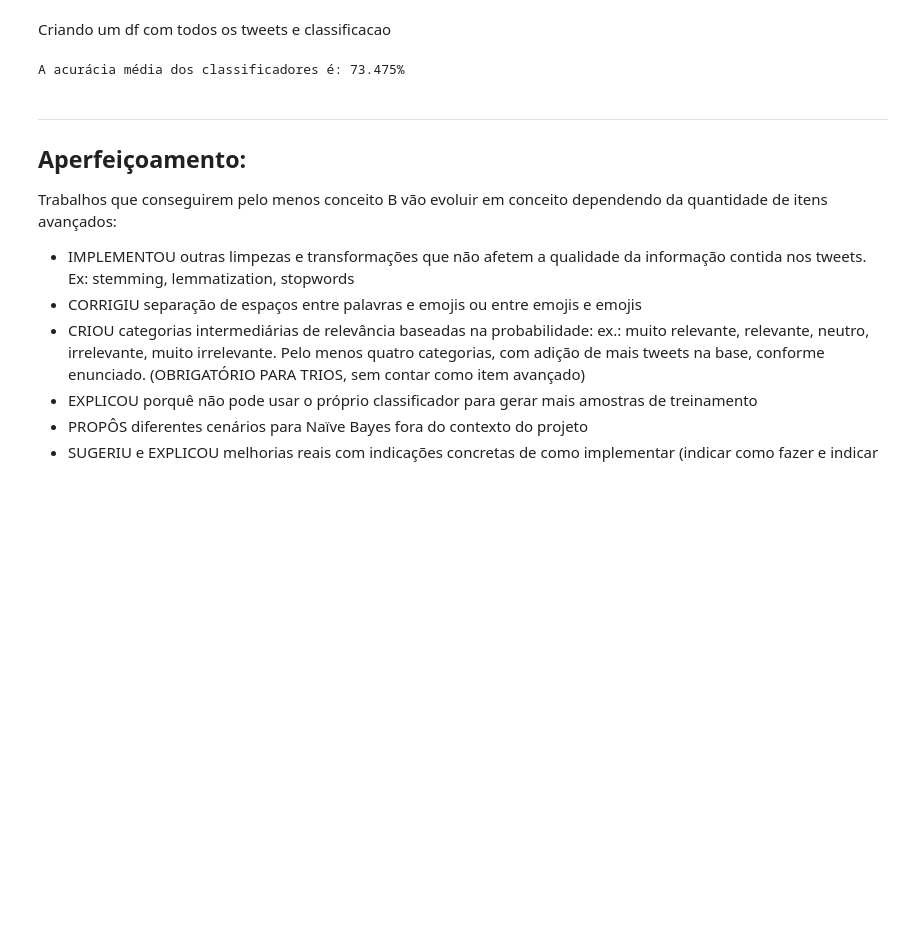
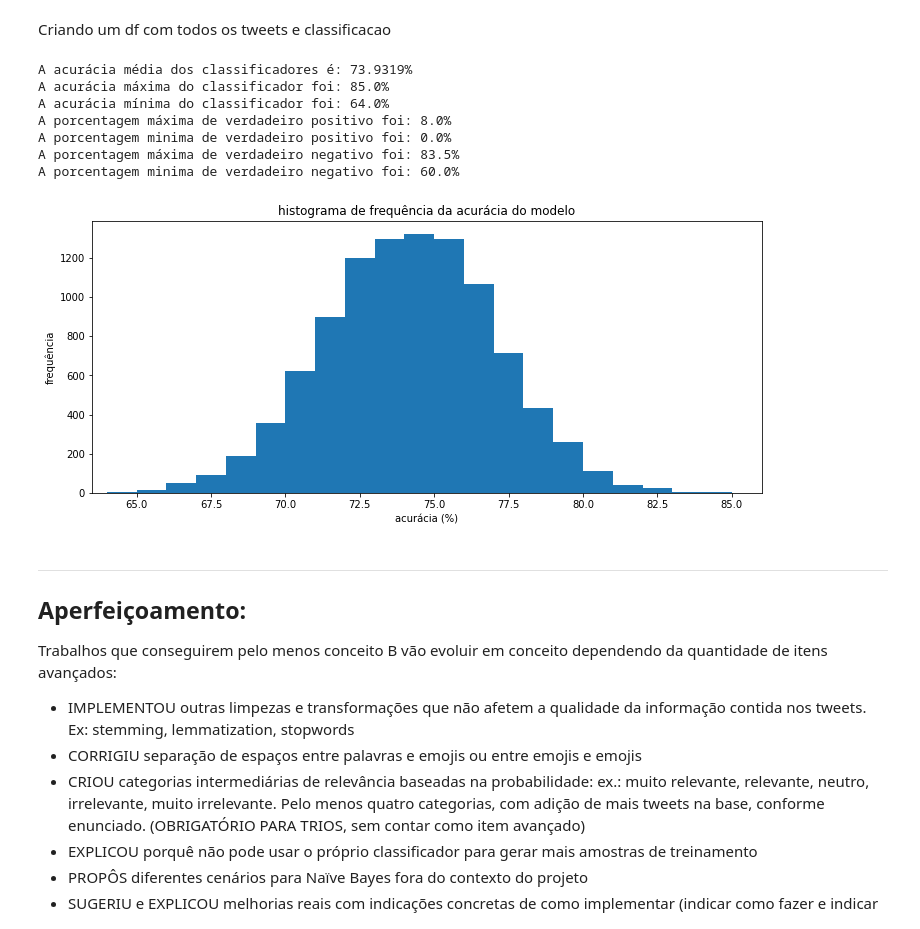
Before and after one commit to AndreCorreaSantos/Projeto_1_Cdados, a Jupyter notebook: final.ipynb, the cells around one changed output. Saved outputs shown, nothing was run; the diff lists cells and outputs as text; code cells hidden in the pictures; blank space fills up the shorter version.

```diff
--- a/final.ipynb
+++ b/final.ipynb
@@ -255,7 +250,12 @@ total_tweet_classificacao = train["Classificacao"].append(test["Classificacao"])
 total_df = pd.concat([total_tweets,total_tweet_classificacao],axis=1)
 # %%
 lista_acuracia = [] #criando lista das acuracias de cada classificador
-for i in range(0,100):
+lista_verd_pos = []
+lista_verd_neg = []
+
+itera = 10000
+
+for i in range(0,itera):
     df_random = total_df.sample(n=500)
     df_train = df_random.head(300)
     df_teste = df_random.tail(200)
@@ -300,35 +300,71 @@ for i in range(0,100):
         l2.append(list(filter(None,tweet)))
     lista_teste=l2
 
 
 
     palavras_opiniao = list(filter(None,palavras_opiniao))
     palavras_nao_opiniao = list(filter(None,palavras_nao_opiniao))
 
     lista_palavras_absoluta_opiniao = (pd.Series(palavras_opiniao)).value_counts()
     lista_palavras_absoluta_nao_opiniao = (pd.Series(palavras_nao_opiniao)).value_counts()
 
     total = len(lista_palavras_absoluta_opiniao) + len(lista_palavras_absoluta_nao_opiniao)
 
     prior_op = len(lista_palavras_absoluta_opiniao)/total
     prior_nop = len(lista_palavras_absoluta_nao_opiniao)/total
 
     resultado = classify(lista_teste,lista_palavras_absoluta_opiniao,lista_palavras_absoluta_nao_opiniao,prior_op,prior_nop)
 
     contador = 0
+    verd_pos = 0
+    verd_neg = 0
+
+    num = len(lista_classific_teste)
+
     for i in range(len(lista_classific_teste)):
         if lista_classific_teste[i] == resultado[i]:
             contador += 1
+        if lista_classific_teste[i] == 0 and resultado[i] == 0:
+            verd_neg += 1
+        if lista_classific_teste[i] == 1 and resultado[i] == 1:
+            verd_pos += 1
+
     acuracia = (contador/len(lista_classific_teste))*100
+    lista_verd_pos.append((verd_pos/num)*100)
+    lista_verd_neg.append((verd_neg/num)*100)
     lista_acuracia.append(acuracia)
 
 soma = 0
 for i in lista_acuracia:
     soma += i
-acuracia_media = soma/100
+acuracia_media = soma/itera
+
 print("A acurácia média dos classificadores é: "+str(acuracia_media)+"%")
+print("A acurácia máxima do classificador foi: "+str(max(lista_acuracia))+"%")
+print("A acurácia mínima do classificador foi: "+str(min(lista_acuracia))+"%")
+print("A porcentagem máxima de verdadeiro positivo foi: "+str(max(lista_verd_pos))+"%")
+print("A porcentagem minima de verdadeiro positivo foi: "+str(min(lista_verd_pos))+"%")
+print("A porcentagem máxima de verdadeiro negativo foi: "+str(max(lista_verd_neg))+"%")
+print("A porcentagem minima de verdadeiro negativo foi: "+str(min(lista_verd_neg))+"%")
+
+faixa=np.arange(min(lista_acuracia)-1,max(lista_acuracia)+1,1)
+plt.figure(figsize=(12,5))
+
+plt.hist(lista_acuracia,bins=faixa,density=False)
+plt.title("histograma de frequência da acurácia do modelo")
+plt.ylabel("frequência")
+plt.xlabel("acurácia (%)")
+plt.xlim(min(lista_acuracia)-0.5,max(lista_acuracia)+1)
+plt.show()
 # %% [output]
-A acurácia média dos classificadores é: 73.475%
+A acurácia média dos classificadores é: 73.9319%
+A acurácia máxima do classificador foi: 85.0%
+A acurácia mínima do classificador foi: 64.0%
+A porcentagem máxima de verdadeiro positivo foi: 8.0%
+A porcentagem minima de verdadeiro positivo foi: 0.0%
+A porcentagem máxima de verdadeiro negativo foi: 83.5%
+A porcentagem minima de verdadeiro negativo foi: 60.0%
+[figure, added]
 # %% [markdown]
 ___
 ## Aperfeiçoamento:
```
Also changed, not shown: parts of 6 cells of this notebook.
